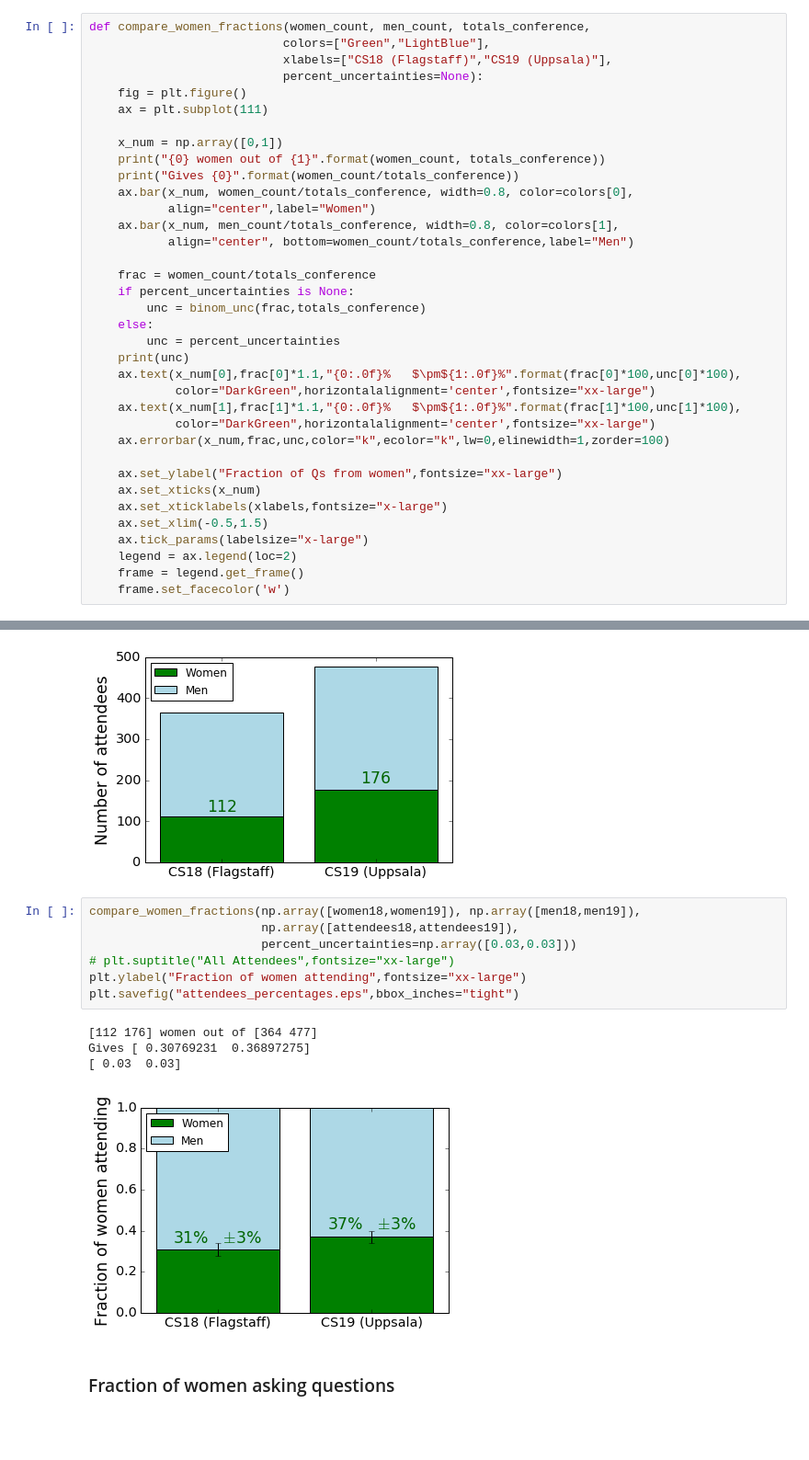
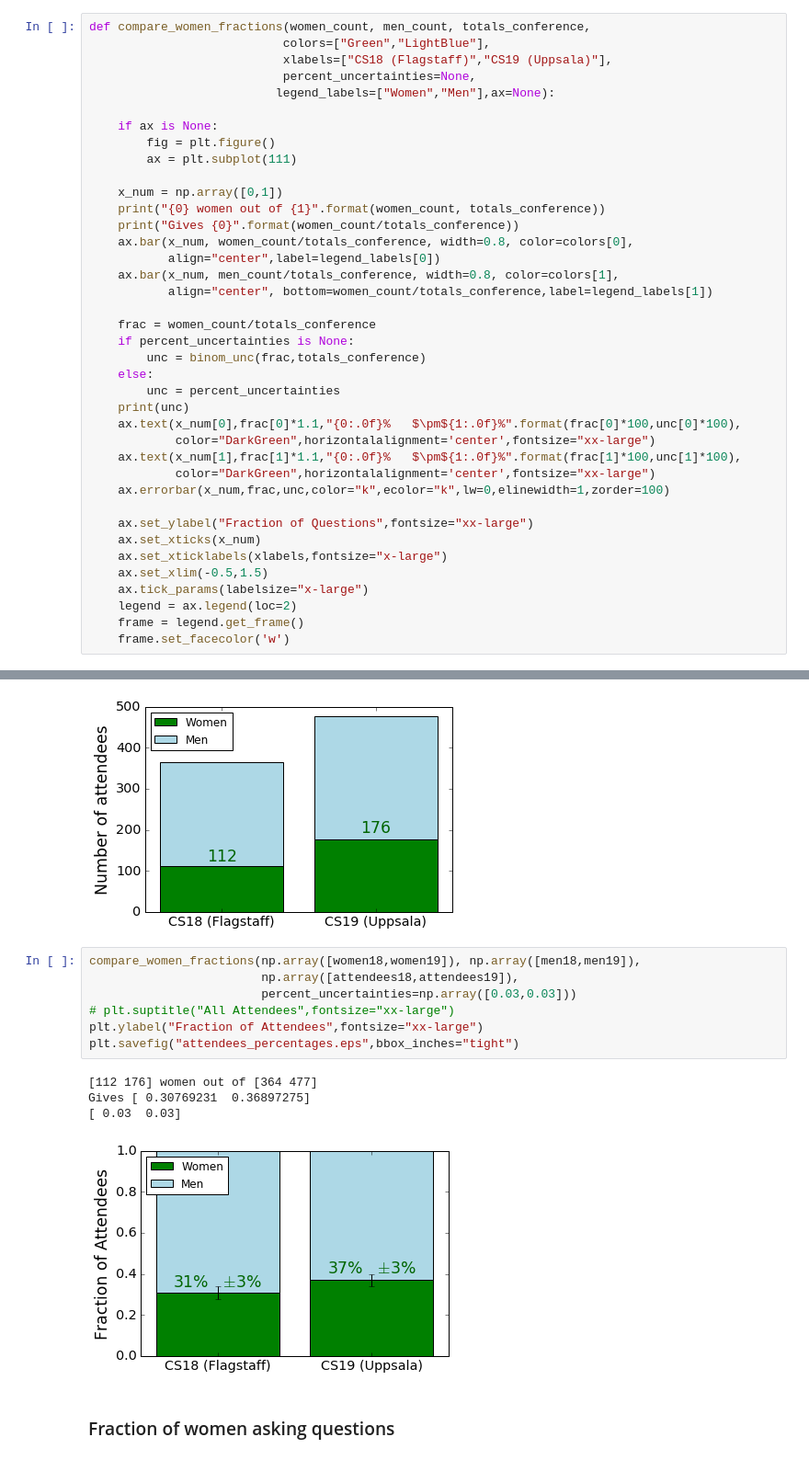
Before and after one commit to jradavenport/Gender-in-Astro, a Jupyter notebook: analysis/coolstars/douglas_coolstars_analysis.ipynb, the cells around one changed output, grey strips where cells are left out. Shown at 92% size. Saved outputs shown, nothing was run; the diff lists cells and outputs as text; blank space fills up the shorter version.

```diff
--- a/analysis/coolstars/douglas_coolstars_analysis.ipynb
+++ b/analysis/coolstars/douglas_coolstars_analysis.ipynb
@@ -155,17 +155,20 @@ print("{0} men at CS18, {1} men at CS19".format(men18,men19))
 def compare_women_fractions(women_count, men_count, totals_conference,
                            colors=["Green","LightBlue"],
                            xlabels=["CS18 (Flagstaff)","CS19 (Uppsala)"],
-                           percent_uncertainties=None):
-    fig = plt.figure()
-    ax = plt.subplot(111)
+                           percent_uncertainties=None,
+                          legend_labels=["Women","Men"],ax=None):
+
+    if ax is None:
+        fig = plt.figure()
+        ax = plt.subplot(111)
 
     x_num = np.array([0,1])
     print("{0} women out of {1}".format(women_count, totals_conference))
     print("Gives {0}".format(women_count/totals_conference))
     ax.bar(x_num, women_count/totals_conference, width=0.8, color=colors[0],
-           align="center",label="Women")
+           align="center",label=legend_labels[0])
     ax.bar(x_num, men_count/totals_conference, width=0.8, color=colors[1],
-           align="center", bottom=women_count/totals_conference,label="Men")
+           align="center", bottom=women_count/totals_conference,label=legend_labels[1])
 
     frac = women_count/totals_conference
     if percent_uncertainties is None:
@@ -179,7 +182,7 @@ def compare_women_fractions(women_count, men_count, totals_conference,
             color="DarkGreen",horizontalalignment='center',fontsize="xx-large")
     ax.errorbar(x_num,frac,unc,color="k",ecolor="k",lw=0,elinewidth=1,zorder=100)
 
-    ax.set_ylabel("Fraction of Qs from women",fontsize="xx-large")
+    ax.set_ylabel("Fraction of Questions",fontsize="xx-large")
     ax.set_xticks(x_num)
     ax.set_xticklabels(xlabels,fontsize="x-large")
     ax.set_xlim(-0.5,1.5)
@@ -245,15 +249,15 @@ plt.savefig("attendees.eps",bbox_inches="tight")
 # %%
 compare_women_fractions(np.array([women18,women19]), np.array([men18,men19]),
                         np.array([attendees18,attendees19]),
                         percent_uncertainties=np.array([0.03,0.03]))
 # plt.suptitle("All Attendees",fontsize="xx-large")
-plt.ylabel("Fraction of women attending",fontsize="xx-large")
+plt.ylabel("Fraction of Attendees",fontsize="xx-large")
 plt.savefig("attendees_percentages.eps",bbox_inches="tight")
 # %% [output]
 [112 176] women out of [364 477]
 Gives [ 0.30769231  0.36897275]
 [ 0.03  0.03]
-[figure, old version]
+[figure, new version]
 # %% [markdown]
 ### Fraction of women asking questions
 # %%
```
Also changed, not shown: parts of 14 cells of this notebook, 1 other file.
